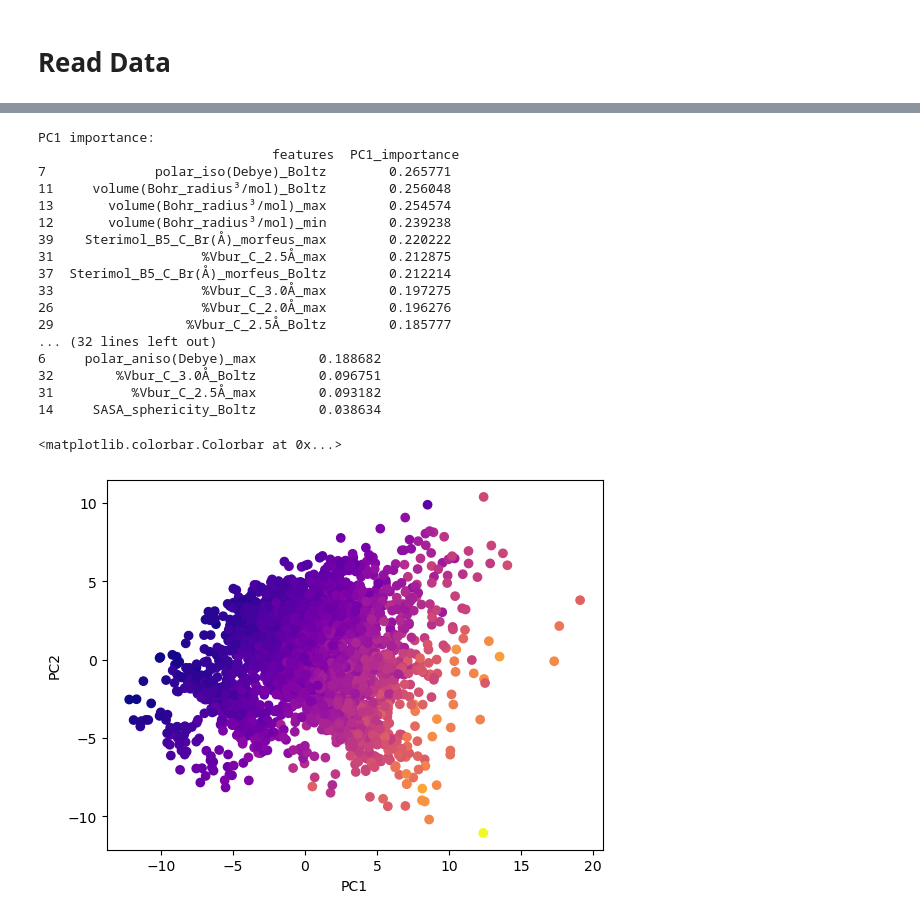
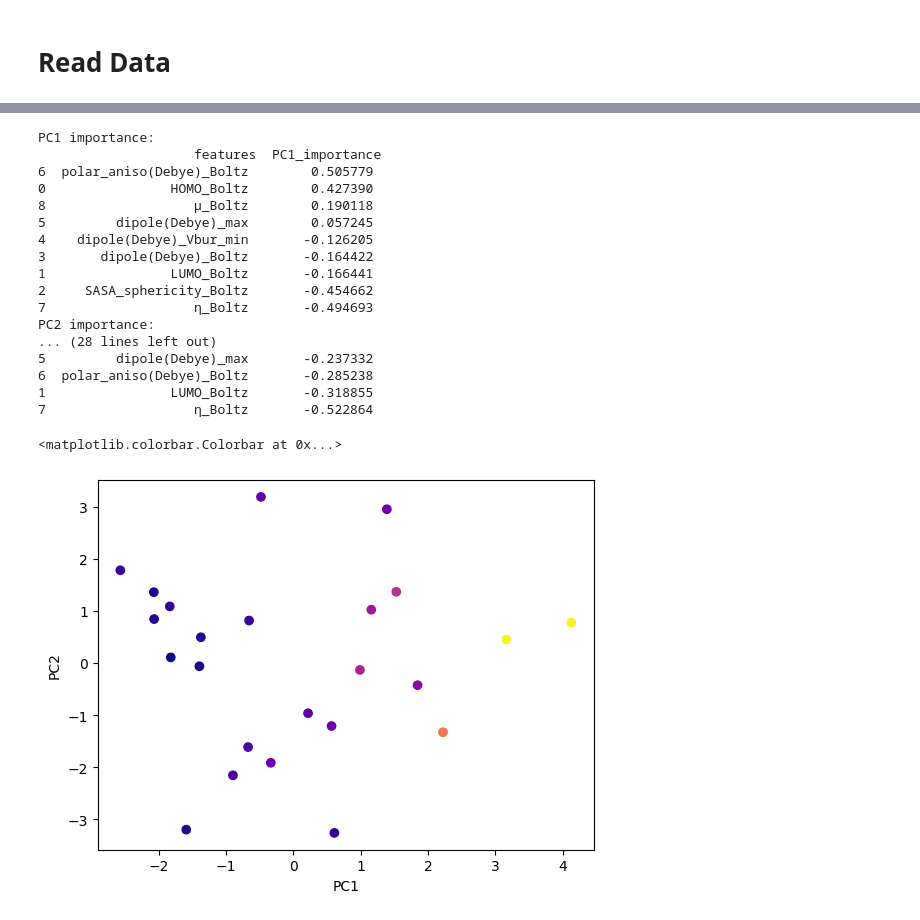
Before and after one commit to intel00000/stahl_data_science, a Jupyter notebook: PCA_kmeans_example/PCA_kmeans_arbr_cluster_2.ipynb, the cells around one changed output, grey strips where cells are left out. Cells and saved outputs as stored; diff of their text form; code cells hidden in the pictures.

```diff
--- a/PCA_kmeans_example/PCA_kmeans_arbr_cluster_2.ipynb
+++ b/PCA_kmeans_example/PCA_kmeans_arbr_cluster_2.ipynb
@@ -109,7 +109,7 @@ def dist_to_center(line):
 # Read Data
 # %%
 #read the excel shreadsheet containing all the DFT features of the selected arylbromides (no filtering using notebook 1 performed)
-all_features = pd.read_csv("arbr_lib_nonCN_use.csv")
+all_features = pd.read_csv("combined.csv")
 
 print("all_Features")
 print(all_features.shape)
@@ -243,6 +265,6 @@ all_features_nosmiles_scaled
 # %%
 #PCA analysis using 44 features that remained after removing the correlated features
-pca = PCA(44)
+pca = PCA(min(all_features_nosmiles_scaled.shape))
 scaler = StandardScaler()
 
 X = all_features_nosmiles_scaled
@@ -329,33 +360,33 @@ print('PC3 importance:\n', df_pca_importance.sort_values('PC3_importance', ascen
 print('PC4 importance:\n', df_pca_importance.sort_values('PC4_importance', ascending=False).head(10).drop(columns=['PC1_importance', 'PC3_importance', 'PC2_importance']))
 # %% [output]
 PC1 importance:
-                              features  PC1_importance
-7              polar_iso(Debye)_Boltz        0.265771
-11     volume(Bohr_radius³/mol)_Boltz        0.256048
-13       volume(Bohr_radius³/mol)_max        0.254574
-12       volume(Bohr_radius³/mol)_min        0.239238
-39    Sterimol_B5_C_Br(Å)_morfeus_max        0.220222
-31                   %Vbur_C_2.5Å_max        0.212875
-37  Sterimol_B5_C_Br(Å)_morfeus_Boltz        0.212214
-33                   %Vbur_C_3.0Å_max        0.197275
-26                   %Vbur_C_2.0Å_max        0.196276
-29                 %Vbur_C_2.5Å_Boltz        0.185777
-... (32 lines left out)
-6     polar_aniso(Debye)_max        0.188682
-32        %Vbur_C_3.0Å_Boltz        0.096751
-31          %Vbur_C_2.5Å_max        0.093182
-14     SASA_sphericity_Boltz        0.038634
+                    features  PC1_importance
+6  polar_aniso(Debye)_Boltz        0.505779
+0                HOMO_Boltz        0.427390
+8                   μ_Boltz        0.190118
+5         dipole(Debye)_max        0.057245
+4    dipole(Debye)_Vbur_min       -0.126205
+3       dipole(Debye)_Boltz       -0.164422
+1                LUMO_Boltz       -0.166441
+2     SASA_sphericity_Boltz       -0.454662
+7                   η_Boltz       -0.494693
+PC2 importance:
+... (28 lines left out)
+5         dipole(Debye)_max       -0.237332
+6  polar_aniso(Debye)_Boltz       -0.285238
+1                LUMO_Boltz       -0.318855
+7                   η_Boltz       -0.522864
 # %%
 #plot PC1 vs PC2 vs descriptor(colored)
 #uncomment for 2D comparison
-descriptor=all_features_nosmiles_scaled['polar_iso(Debye)_Boltz']
+descriptor=all_features_nosmiles_scaled['polar_aniso(Debye)_Boltz']
 plt.xlabel('PC1')
 plt.ylabel('PC2')
 plt.scatter(x=df_pca['PC1'], y=df_pca['PC2'], c=descriptor, cmap='plasma')
 plt.colorbar(plot)
 # %% [output]
 <matplotlib.colorbar.Colorbar at 0x...>
-[figure, old version]
+[figure, new version]
 # %%
 #plot the first three PC's and color by the most important feature for PC1
 fig = plt.figure(figsize=(10,10))
```
Also changed, not shown: parts of 31 cells of this notebook, 11 other files.
